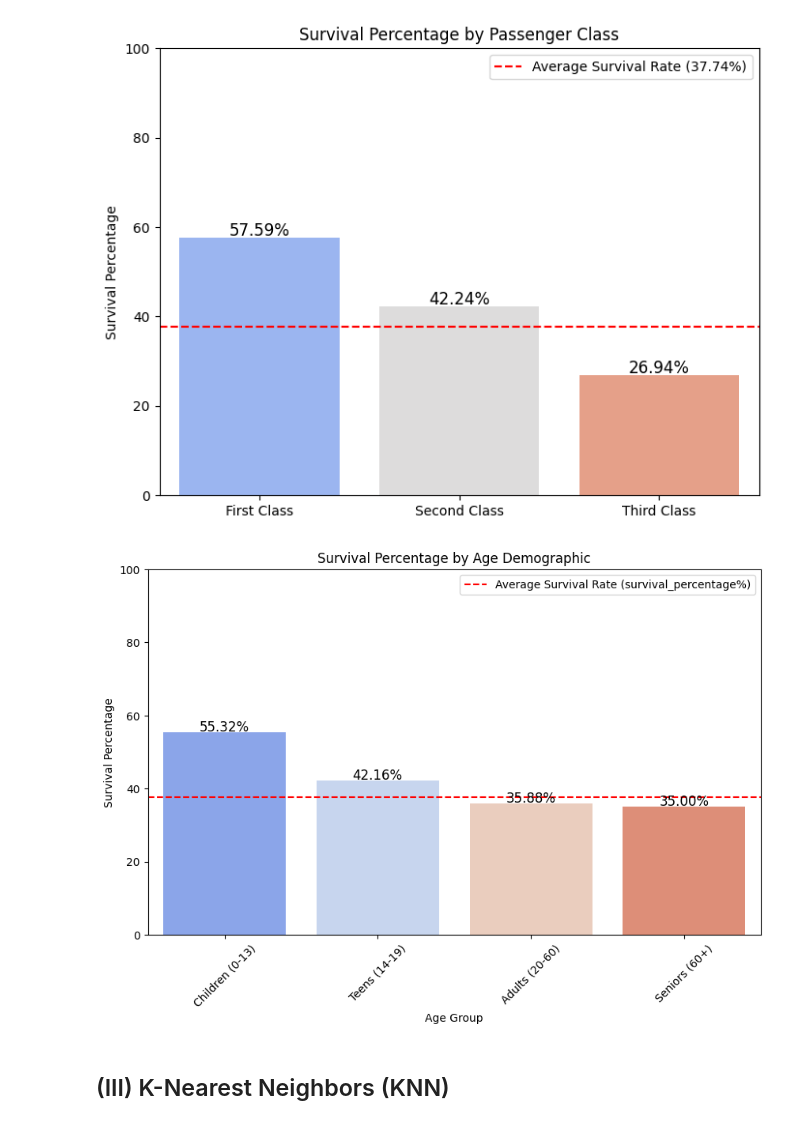
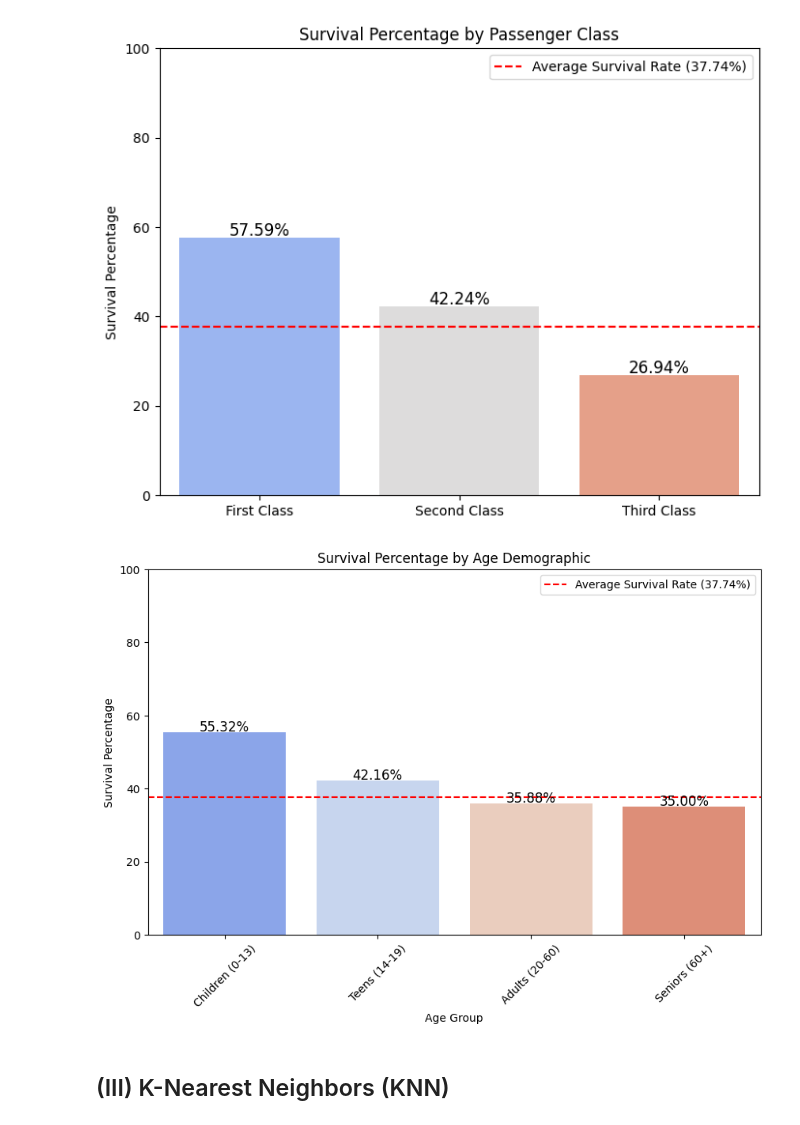
Before and after one commit to AhmedMohamady1/Titanic-Survivors-Prediction, a Jupyter notebook: main.ipynb, the cells around one changed output. Cells and saved outputs as stored; diff of their text form; code cells hidden in the pictures.

```diff
--- a/main.ipynb
+++ b/main.ipynb
@@ -297,35 +297,35 @@ age_df['Age_Group'] = pd.cut(age_df['Age'], bins=age_bins, labels=age_labels, ri
 # Calculate survival percentages by age group
 age_group_survivors = age_df[age_df['Survived'] == 1].groupby('Age_Group').size()
 age_group_totals = age_df.groupby('Age_Group').size()
 age_group_survival_rates = (age_group_survivors / age_group_totals) * 100
 
 # Visualization: Survival by Age Demographic
 plt.figure(figsize=(10, 6))
 ax = sns.barplot(x=age_group_survival_rates.index, y=age_group_survival_rates, palette='coolwarm')
 plt.title('Survival Percentage by Age Demographic')
 plt.xlabel('Age Group')
 plt.ylabel('Survival Percentage')
 plt.ylim(0, 100)
 plt.xticks(rotation=45)
 
 # Add horizontal line at y=survival_percentage
-plt.axhline(y=survival_percentage, color='r', linestyle='--', label=f'Average Survival Rate (survival_percentage%)')
+plt.axhline(y=survival_percentage, color='r', linestyle='--', label=f'Average Survival Rate ({survival_percentage}%)')
 
 # Show the legend
 plt.legend()
 
 # Add the value labels on top of each bar
 for p in ax.patches:
     ax.annotate(f'{p.get_height():.2f}%',
                 (p.get_x() + p.get_width() / 2., p.get_height()),
                 ha='center', va='center',
                 fontsize=12, color='black',
                 xytext=(0, 5), textcoords='offset points')
 
 # Show the plot
 plt.show()
 # %% [output]
-[figure, old version]
+[figure, new version]
 # %%
 X = df.drop(columns=['Survived'])
 y = df['Survived']
```
Also changed, not shown: parts of 3 cells of this notebook.
